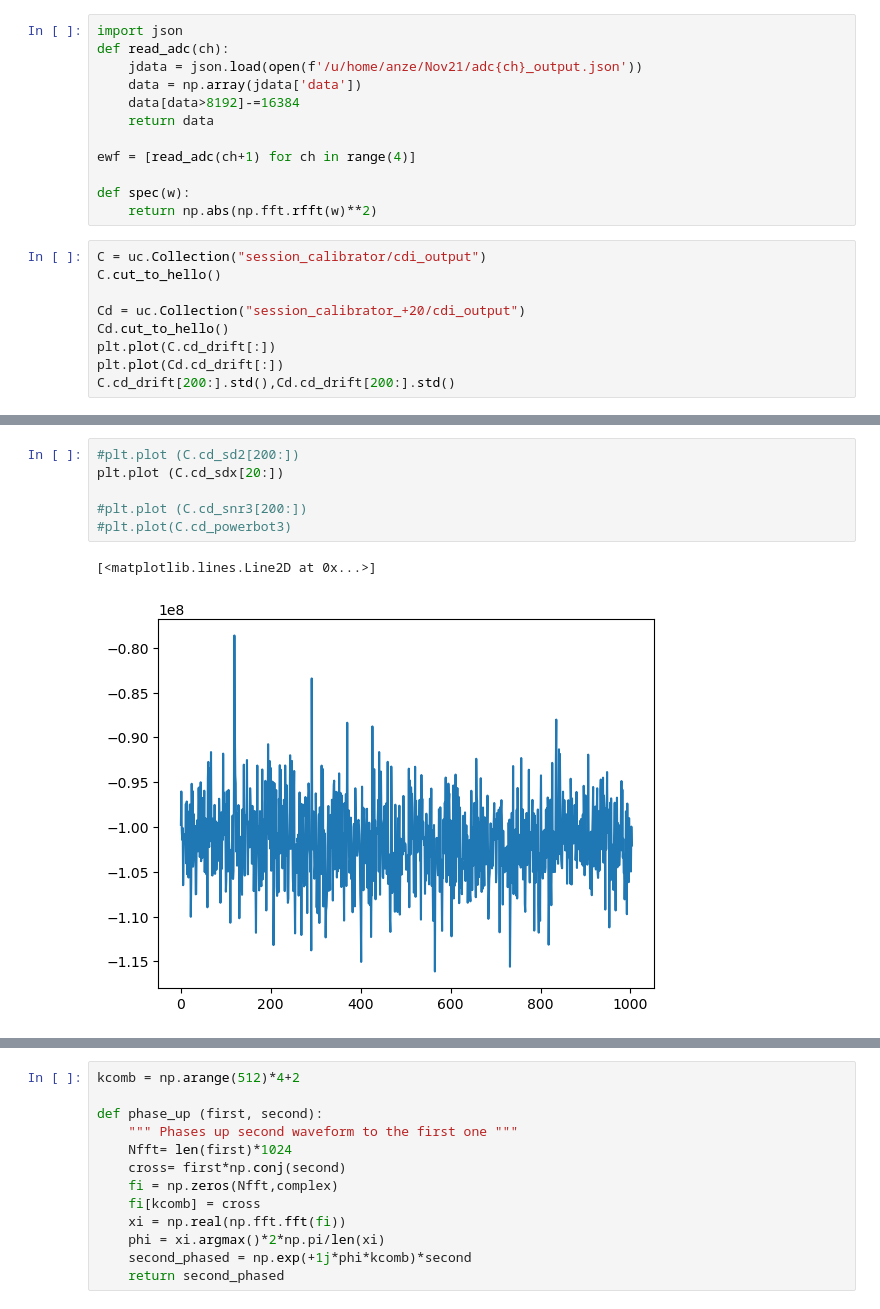
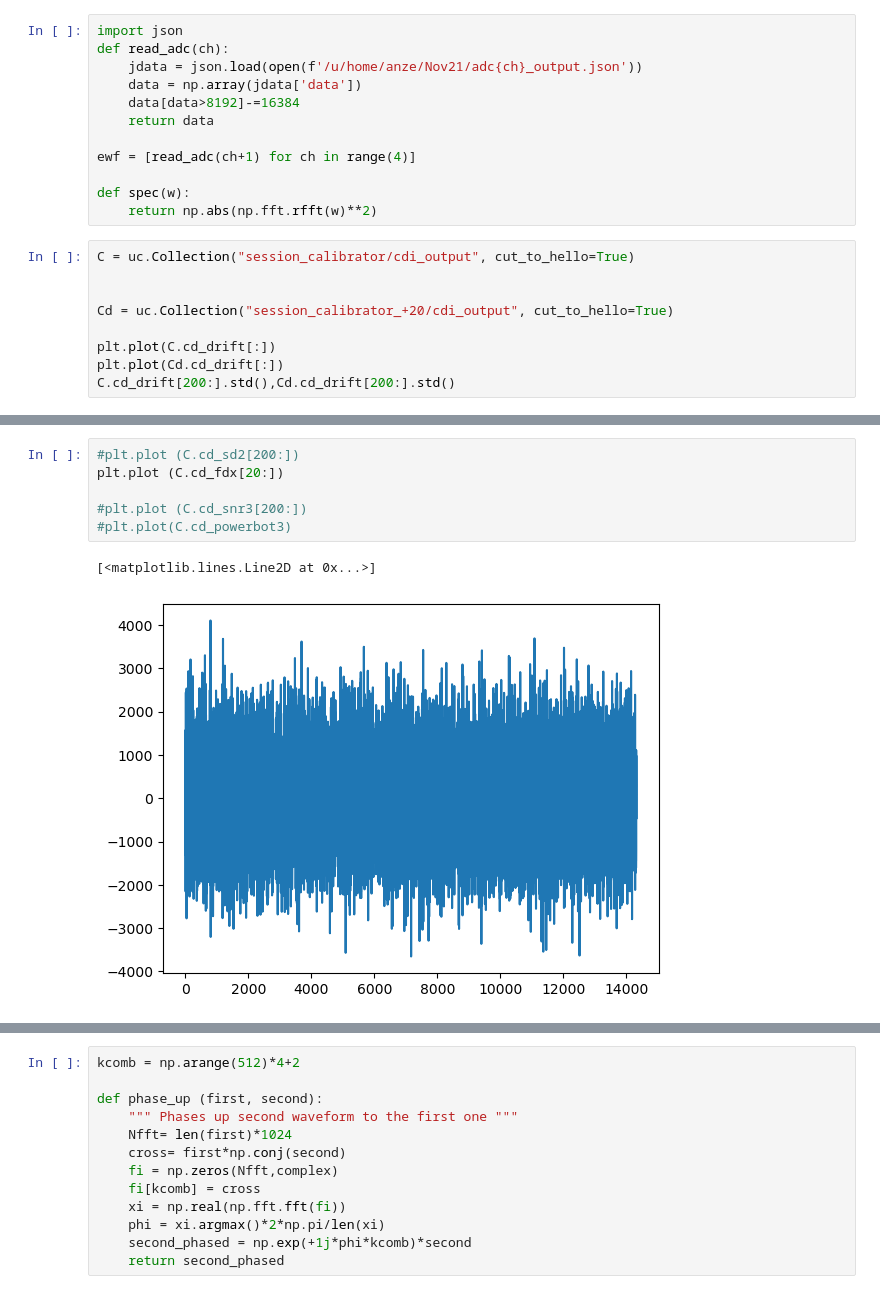
Before and after one commit to lusee-night/uncrater, a Jupyter notebook: calib_test.ipynb, the cells around one changed output, grey strips where cells are left out. Drawn from its saved outputs; the diff is of its cells as text.

```diff
--- a/calib_test.ipynb
+++ b/calib_test.ipynb
@@ -22,11 +19,11 @@ ewf = [read_adc(ch+1) for ch in range(4)]
 def spec(w):
     return np.abs(np.fft.rfft(w)**2)
 # %%
-C = uc.Collection("session_calibrator/cdi_output")
-C.cut_to_hello()
+C = uc.Collection("session_calibrator/cdi_output", cut_to_hello=True)
 
-Cd = uc.Collection("session_calibrator_+20/cdi_output")
-Cd.cut_to_hello()
+
+Cd = uc.Collection("session_calibrator_+20/cdi_output", cut_to_hello=True)
+
 plt.plot(C.cd_drift[:])
 plt.plot(Cd.cd_drift[:])
 C.cd_drift[200:].std(),Cd.cd_drift[200:].std()
@@ -84,10 +87,10 @@ plt.plot(C.cd_snr2[:40])
 # %%
 #plt.plot (C.cd_sd2[200:])
-plt.plot (C.cd_sdx[20:])
+plt.plot (C.cd_fdx[20:])
 
 #plt.plot (C.cd_snr3[200:])
 #plt.plot(C.cd_powerbot3)
 # %% [output]
 [<matplotlib.lines.Line2D at 0x...>]
-[figure, old version]
+[figure, new version]
 # %%
```
Also changed, not shown: parts of 25 cells of this notebook, 4 other files.
